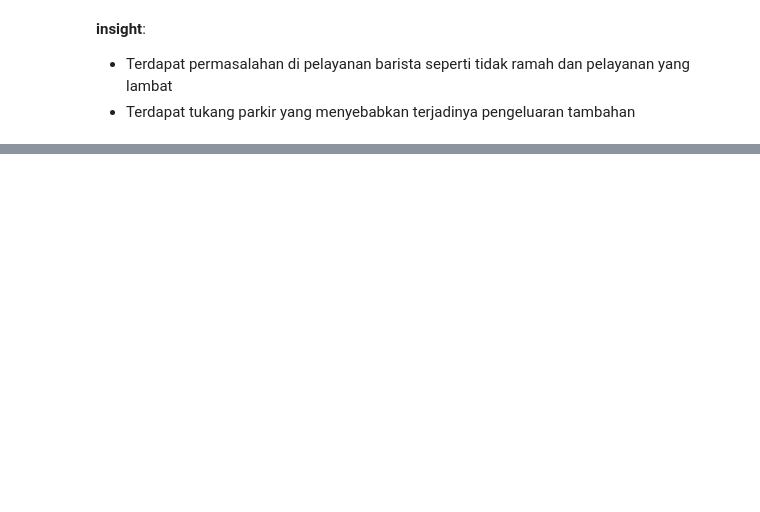
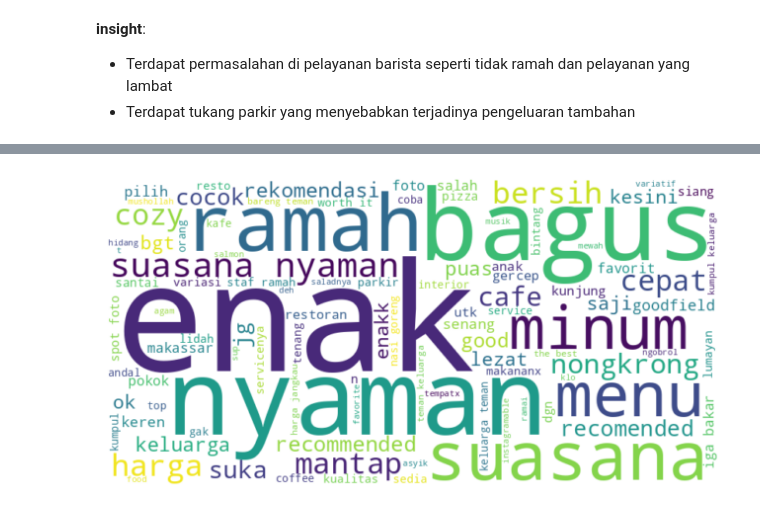
Before and after one commit to matimatech/geomarketing-coffeeshop-makassar, a Jupyter notebook: notebooks/sentiment_1.ipynb, the cells around one changed output, grey strips where cells are left out. Drawn from its saved outputs; the diff is of its cells as text; code cells hidden in the pictures; blank space fills up the shorter version.

```diff
--- a/notebooks/sentiment_1.ipynb
+++ b/notebooks/sentiment_1.ipynb
@@ -157,0 +234,3 @@ low_rating
+# %%
+reviews_Goodfields.drop_duplicates(subset=['nama'], inplace=True)
+reviews_Goodfields[reviews_Goodfields.duplicated(subset=['nama'])]
@@ -157,0 +239,5 @@ low_rating
+# %%
+reviews_Goodfields['rating'] = reviews_Goodfields['rating'].apply(lambda x: extract_rating(x))
+reviews_Goodfields['cleaned_reviews'] = reviews_Goodfields['reviews'].apply(lambda x: clean_text(x))
+reviews_Goodfields['tokens'] = reviews_Goodfields['cleaned_reviews'].apply(lambda x: x.split()) # tokenization
+reviews_Goodfields['lemmatized'] = reviews_Goodfields['tokens'].apply(lambda x: lemmatize_tokens(x))
@@ -157,0 +253,32 @@ low_rating
+# %%
+pd.set_option('display.max_colwidth', None)
+
+high_rating = reviews_Goodfields[reviews_Goodfields['rating'] == 5].iloc[:].get(["nama", "cleaned_reviews", "lemmatized"])
+# %%
+added_stopwords = ['makan', 'pesan', 'jam', 'layan']
+# %%
+import matplotlib.pyplot as plt
+from wordcloud import WordCloud
+from nlp_id.stopword import StopWord
+
+stopwords = StopWord()
+stopwords_list = stopwords.get_stopword() + added_stopwords
+
+text = high_rating['lemmatized'].str.cat(sep=' ')
+
+# Generate the word cloud object
+wordcloud = WordCloud(
+    width=800,
+    height=400,
+    background_color='white',
+    stopwords=stopwords_list,
+    max_words=100, # Limit the number of words
+    min_font_size=10
+).generate(text)
+
+plt.figure(figsize=(8, 5))
+plt.imshow(wordcloud, interpolation='bilinear')
+plt.axis("off")
+plt.show()
+# %% [output]
+[figure, added]
```
Also changed, not shown: parts of 37 cells of this notebook, 7 other files.
